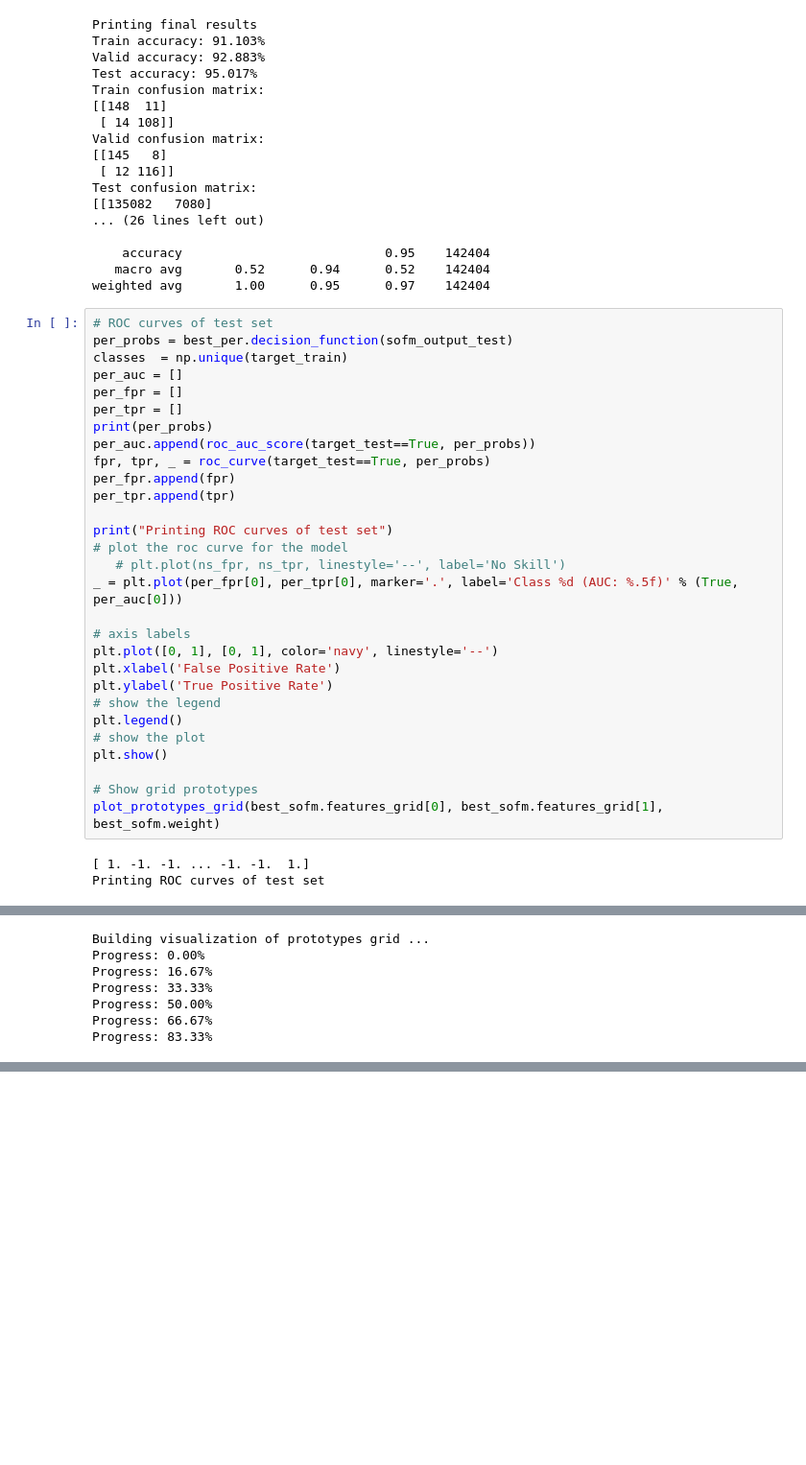
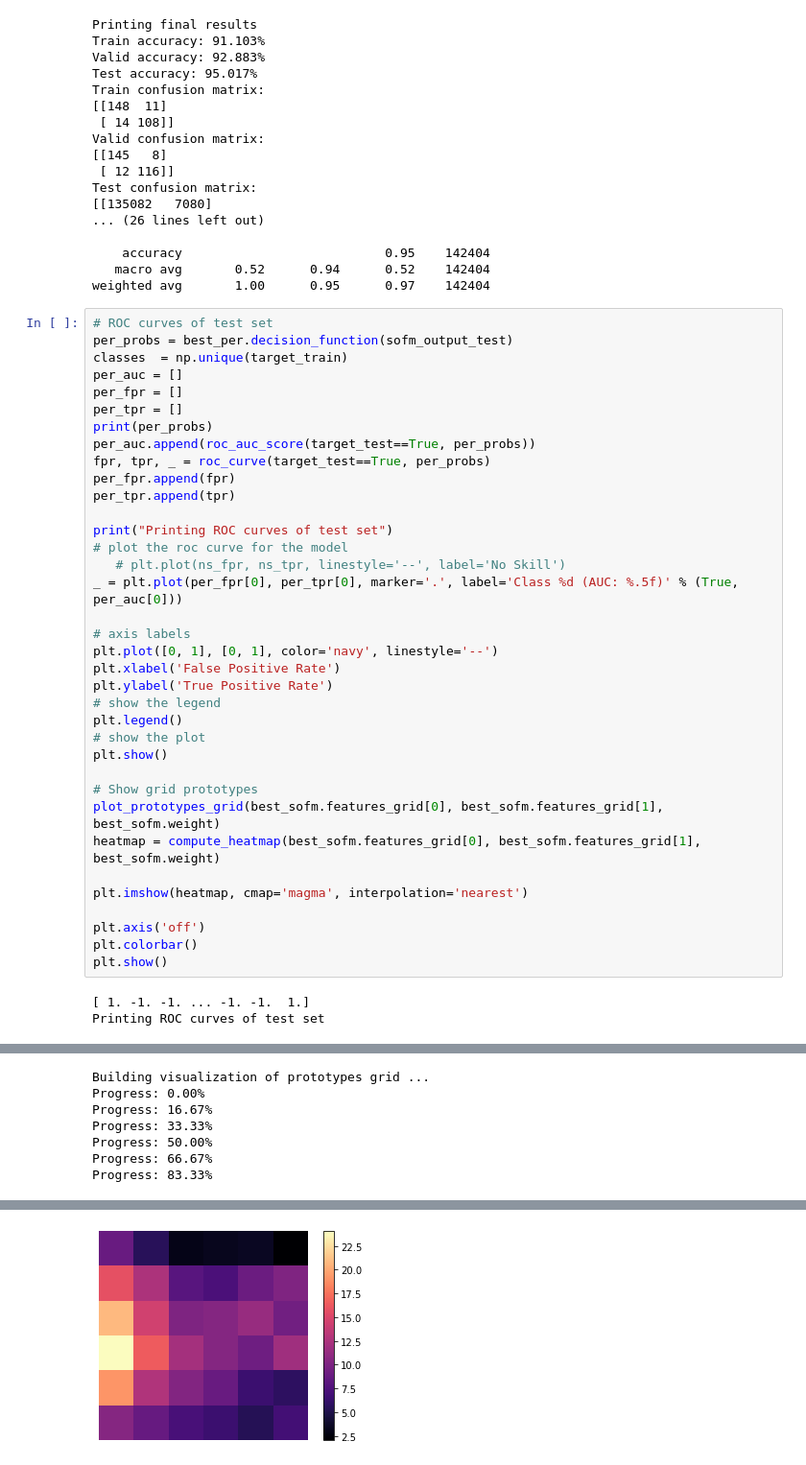
Before and after one commit to alu0101224084/TID-group4, a Jupyter notebook: Proyecto/Pracita_SOM.ipynb, the cells around one changed output, grey strips where cells are left out. Shown at 96% size. Drawn from its saved outputs; the diff is of its cells as text; blank space fills up the shorter version.

```diff
--- a/Proyecto/Pracita_SOM.ipynb
+++ b/Proyecto/Pracita_SOM.ipynb
@@ -466,30 +468,38 @@ per_fpr.append(fpr)
 per_tpr.append(tpr)
 
 print("Printing ROC curves of test set")
 # plot the roc curve for the model
    # plt.plot(ns_fpr, ns_tpr, linestyle='--', label='No Skill')
 _ = plt.plot(per_fpr[0], per_tpr[0], marker='.', label='Class %d (AUC: %.5f)' % (True, per_auc[0]))
 
 # axis labels
 plt.plot([0, 1], [0, 1], color='navy', linestyle='--')
 plt.xlabel('False Positive Rate')
 plt.ylabel('True Positive Rate')
 # show the legend
 plt.legend()
 # show the plot
 plt.show()
 
 # Show grid prototypes
 plot_prototypes_grid(best_sofm.features_grid[0], best_sofm.features_grid[1], best_sofm.weight)
+heatmap = compute_heatmap(best_sofm.features_grid[0], best_sofm.features_grid[1], best_sofm.weight)
+
+plt.imshow(heatmap, cmap='magma', interpolation='nearest')
+
+plt.axis('off')
+plt.colorbar()
+plt.show()
 # %% [output]
 [ 1. -1. -1. ... -1. -1.  1.]
 Printing ROC curves of test set
 [figure]
 Building visualization of prototypes grid ...
 Progress: 0.00%
 Progress: 16.67%
 Progress: 33.33%
 Progress: 50.00%
 Progress: 66.67%
 Progress: 83.33%
 [figure]
+[figure, added]
```
Also changed, not shown: parts of 3 cells of this notebook.
